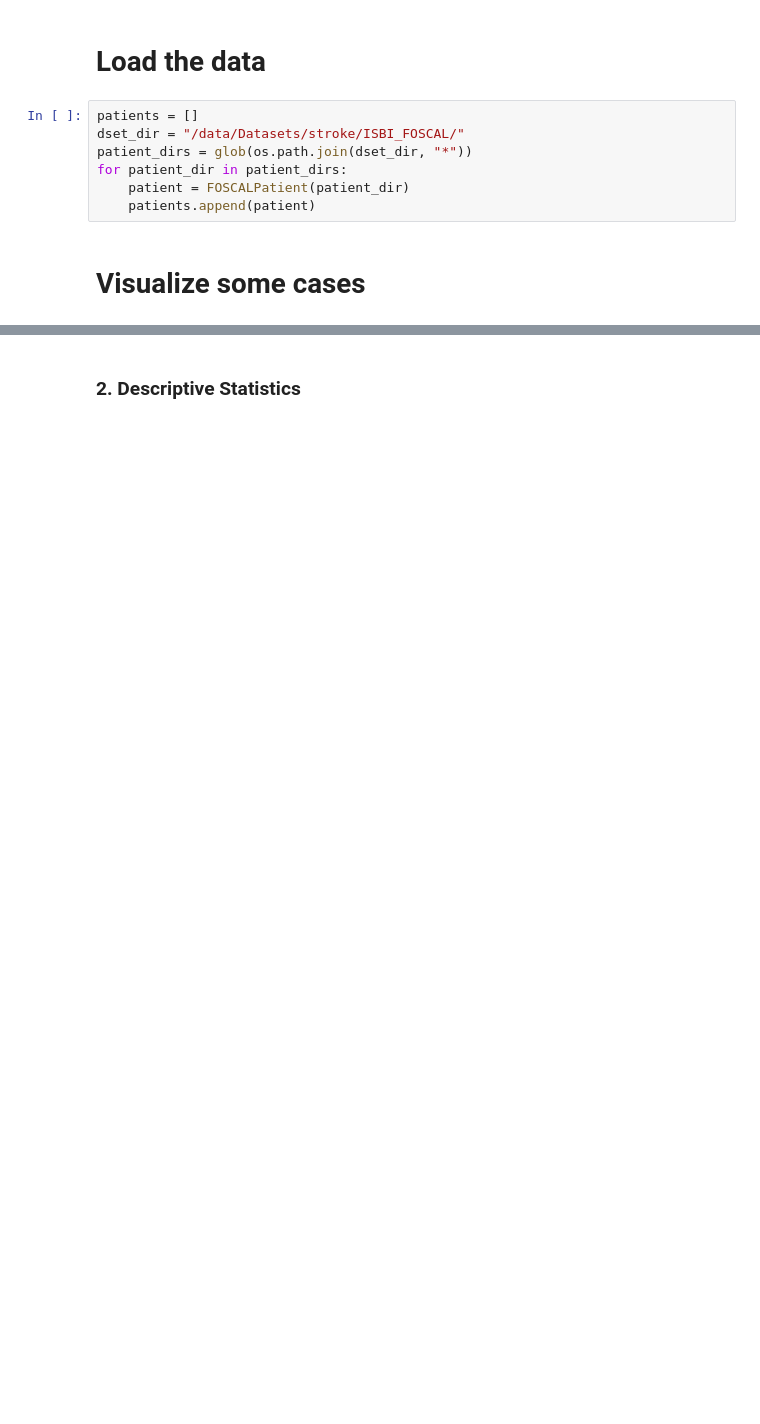
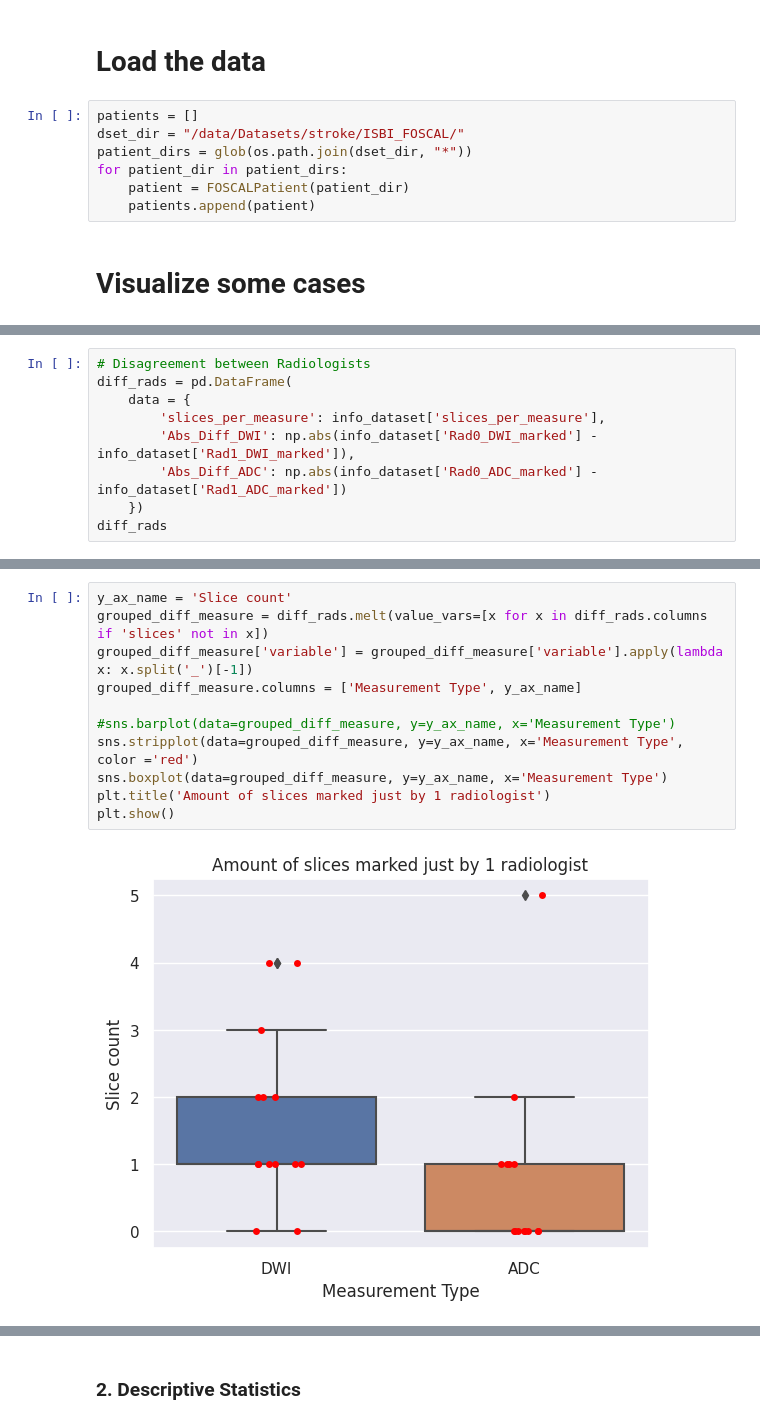
Before and after one commit to Sangohe/ais-foscal, a Jupyter notebook: Overlapping_Modalties.ipynb, the cells around one changed output, grey strips where cells are left out. Saved outputs shown, nothing was run; the diff lists cells and outputs as text; blank space fills up the shorter version.

```diff
--- a/Overlapping_Modalties.ipynb
+++ b/Overlapping_Modalties.ipynb
@@ -78,0 +166,9 @@ plt.show()
+# %%
+# Disagreement between Radiologists
+diff_rads = pd.DataFrame(
+    data = {
+        'slices_per_measure': info_dataset['slices_per_measure'],
+        'Abs_Diff_DWI': np.abs(info_dataset['Rad0_DWI_marked'] - info_dataset['Rad1_DWI_marked']),
+        'Abs_Diff_ADC': np.abs(info_dataset['Rad0_ADC_marked'] - info_dataset['Rad1_ADC_marked'])
+    })
+diff_rads
@@ -78,0 +192,13 @@ plt.show()
+# %%
+y_ax_name = 'Slice count'
+grouped_diff_measure = diff_rads.melt(value_vars=[x for x in diff_rads.columns if 'slices' not in x])
+grouped_diff_measure['variable'] = grouped_diff_measure['variable'].apply(lambda x: x.split('_')[-1])
+grouped_diff_measure.columns = ['Measurement Type', y_ax_name]
+
+#sns.barplot(data=grouped_diff_measure, y=y_ax_name, x='Measurement Type')
+sns.stripplot(data=grouped_diff_measure, y=y_ax_name, x='Measurement Type', color ='red')
+sns.boxplot(data=grouped_diff_measure, y=y_ax_name, x='Measurement Type')
+plt.title('Amount of slices marked just by 1 radiologist')
+plt.show()
+# %% [output]
+[figure, added]
```
Also changed, not shown: parts of 19 cells of this notebook.
